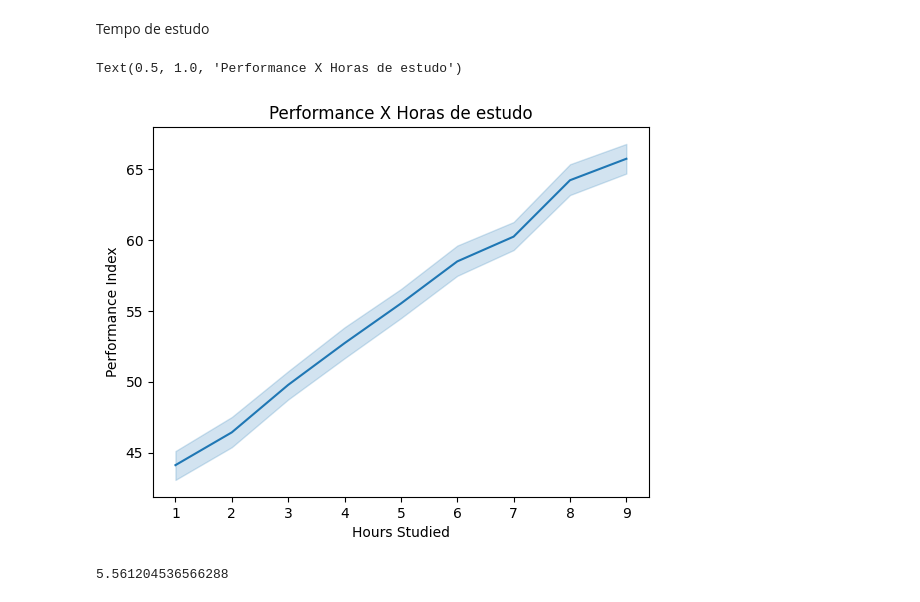
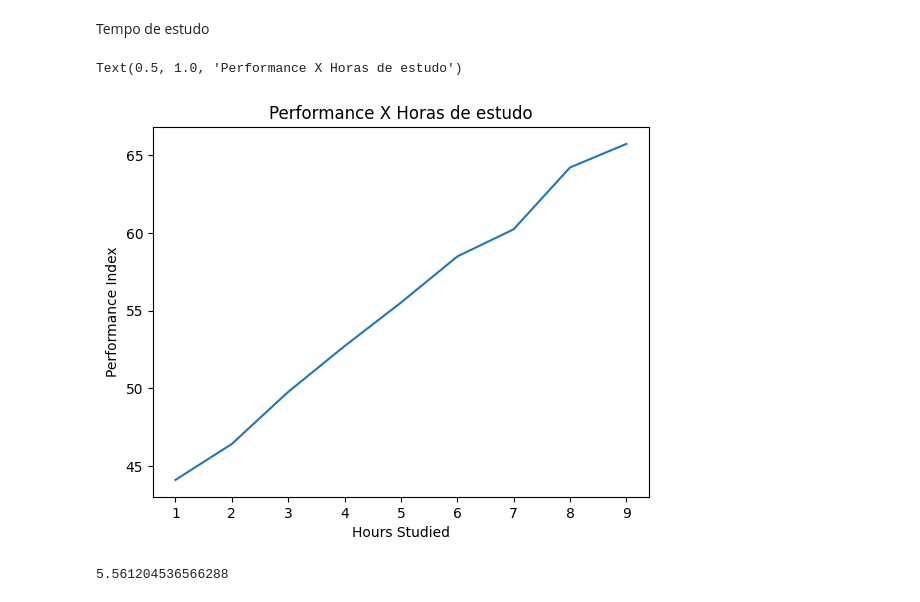
Before and after one commit to ICEI-PUC-Minas-PPL-CDIA/ppl-cd-pcd-sist-int-2024-1-sleepresearch-2024-1, a Jupyter notebook: src/analise_Data1.ipynb, the cells around one changed output. Saved outputs shown, nothing was run; the diff lists cells and outputs as text; code cells hidden in the pictures.

```diff
--- a/src/analise_Data1.ipynb
+++ b/src/analise_Data1.ipynb
@@ -11,3 +9,5 @@ data = pd.read_csv('Student_Performance.csv')
+# %%
+data = pd.read_csv('C:\\Users\\arthu\\Documents\\GitHub\\ppl-cd-pcd-sist-int-2024-1-sleepresearch-2024-1\\assets\\data\\Student_Performance.csv')
 # %%
 data.head().iloc[:10]
 # %% [output]
@@ -269,11 +269,11 @@ data[data['Performance Index'] >= 55].head().iloc[:5]
 # %% [markdown]
 Tempo de estudo
 # %%
-ax = sns.lineplot(data=data, x= 'Hours Studied', y='Performance Index')
+ax = sns.lineplot(data=data, x= 'Hours Studied', y='Performance Index', errorbar=None)
 ax.set_title('Performance X Horas de estudo')
 # %% [output]
 Text(0.5, 1.0, 'Performance X Horas de estudo')
-[figure, old version]
+[figure, new version]
 # %%
 ax.figure.savefig("PerformanceXhours.png")
 # %%
```
Also changed, not shown: parts of 4 cells of this notebook, 18 other files.
